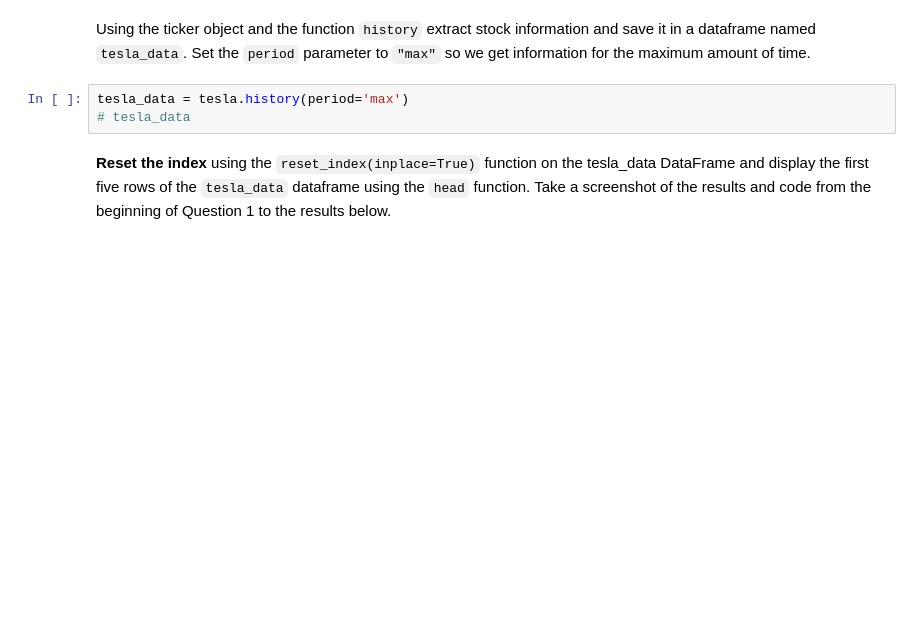
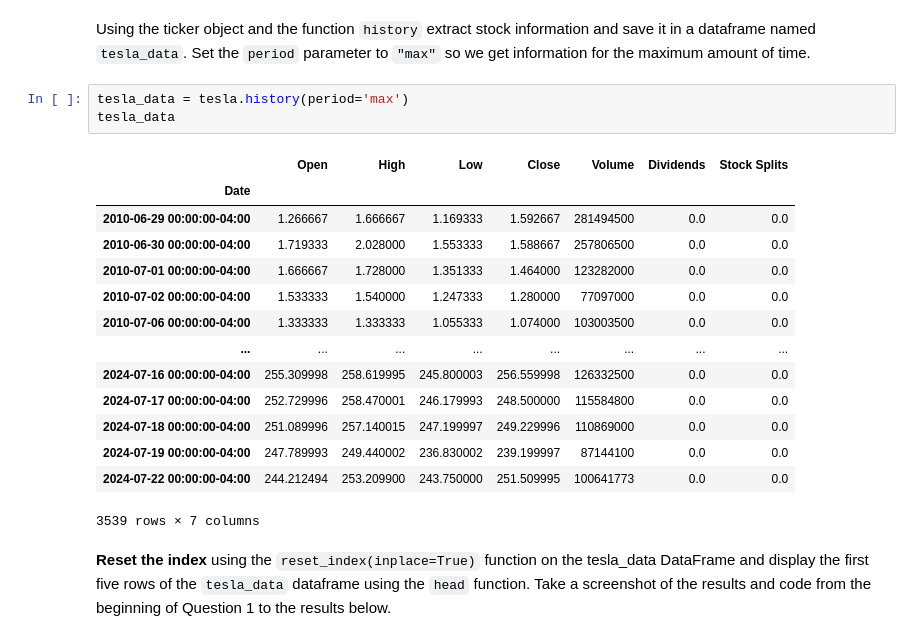
Before and after one commit to LoganMil/IBM-Data-Science-Professional-Certificate, a Jupyter notebook: 05_PythonProjectForDS/Labs/0503_FinalAssignment/Final Assignment.ipynb, the cells around one changed output. Cells and saved outputs as stored; diff of their text form; blank space fills up the shorter version.

```diff
--- a/05_PythonProjectForDS/Labs/0503_FinalAssignment/Final Assignment.ipynb
+++ b/05_PythonProjectForDS/Labs/0503_FinalAssignment/Final Assignment.ipynb
@@ -82,7 +82,22 @@ tesla = yf.Ticker('TSLA')
 Using the ticker object and the function `history` extract stock information and save it in a dataframe named `tesla_data`. Set the `period` parameter to ` "max" ` so we get information for the maximum amount of time.
 # %%
 tesla_data = tesla.history(period='max')
-# tesla_data
+tesla_data
+# %% [output]
+|  | Open | High | Low | Close | Volume | Dividends | Stock Splits |
+| Date |  |  |  |  |  |  |  |
+| 2010-06-29 00:00:00-04:00 | 1.266667 | 1.666667 | 1.169333 | 1.592667 | 281494500 | 0.0 | 0.0 |
+| 2010-06-30 00:00:00-04:00 | 1.719333 | 2.028000 | 1.553333 | 1.588667 | 257806500 | 0.0 | 0.0 |
+| 2010-07-01 00:00:00-04:00 | 1.666667 | 1.728000 | 1.351333 | 1.464000 | 123282000 | 0.0 | 0.0 |
+| 2010-07-02 00:00:00-04:00 | 1.533333 | 1.540000 | 1.247333 | 1.280000 | 77097000 | 0.0 | 0.0 |
+| 2010-07-06 00:00:00-04:00 | 1.333333 | 1.333333 | 1.055333 | 1.074000 | 103003500 | 0.0 | 0.0 |
+| ... | ... | ... | ... | ... | ... | ... | ... |
+| 2024-07-16 00:00:00-04:00 | 255.309998 | 258.619995 | 245.800003 | 256.559998 | 126332500 | 0.0 | 0.0 |
+| 2024-07-17 00:00:00-04:00 | 252.729996 | 258.470001 | 246.179993 | 248.500000 | 115584800 | 0.0 | 0.0 |
+| 2024-07-18 00:00:00-04:00 | 251.089996 | 257.140015 | 247.199997 | 249.229996 | 110869000 | 0.0 | 0.0 |
+| 2024-07-19 00:00:00-04:00 | 247.789993 | 249.440002 | 236.830002 | 239.199997 | 87144100 | 0.0 | 0.0 |
+| 2024-07-22 00:00:00-04:00 | 244.212494 | 253.209900 | 243.750000 | 251.509995 | 100641773 | 0.0 | 0.0 |
+3539 rows × 7 columns
 # %% [markdown]
 **Reset the index** using the `reset_index(inplace=True)` function on the tesla_data DataFrame and display the first five rows of the `tesla_data` dataframe using the `head` function. Take a screenshot of the results and code from the beginning of Question 1 to the results below.
 # %%
```
Also changed, not shown: parts of 3 cells of this notebook, 1 other file.
